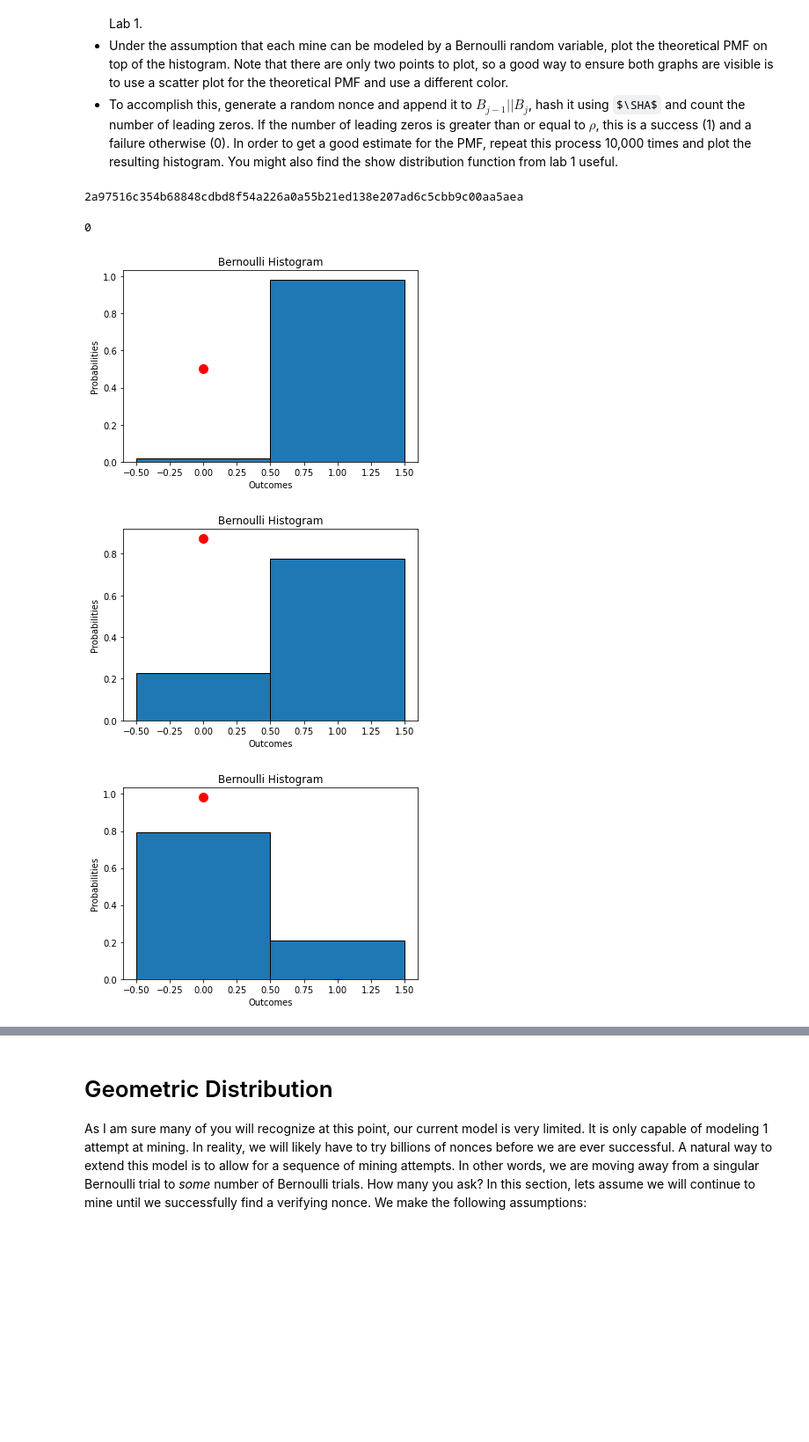
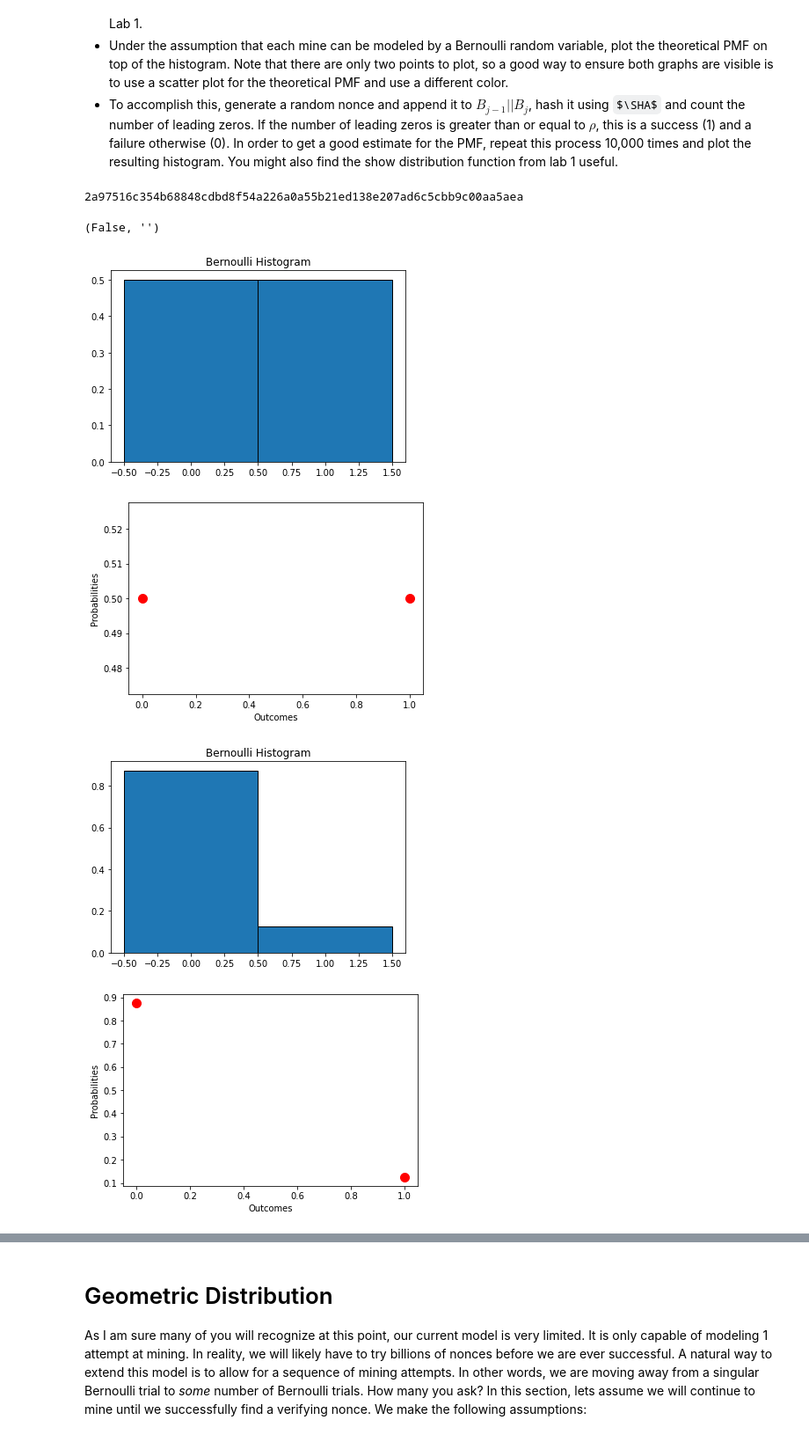
Before and after one commit to ghostpress/CS237-Summer-2-2021, a Jupyter notebook: HW2/HW2.ipynb, the cells around one changed output, grey strips where cells are left out. Shown: that part at 88% size. Cells and saved outputs as stored; diff of their text form; code cells hidden in the pictures; some formulas as TeX source; blank space fills up the shorter version.

Commit message:
Fixed count leading 0s function

```diff
--- a/HW2/HW2.ipynb
+++ b/HW2/HW2.ipynb
@@ -161,11 +161,27 @@ For this problem, lets assume that block $B_{j-1}$ has value `wubba lubba` (note
 # %%
 import string
 import random
+from bitstring import BitArray
 
 # Hash Mine
 # HASH EXAMPLE
 inp = "demo".encode("utf-8")
 print(hashlib.sha256(inp).hexdigest())
+
+def count_leading_zeros(bitstring):
+    """Helper method to count the leading zeros in a bit string."""
+    leading_zeros = 0
+
+    # get the index of the first 1
+    first_1 = bitstring.find("1")
+
+    if(first_1 == -1):
+        leading_zeros = 256  # if there is no 1 found, the string is all 0s
+    else:
+        leading_zeros = first_1  # otherwise, there are that many leading 0s
+
+    return leading_zeros
+
 
 def hash_mine(b_old, b_new, rho):
 
@@ -175,35 +191,38 @@ def hash_mine(b_old, b_new, rho):
     # append it to the block and encode
     to_hash = (b_old + b_new + r).encode("utf-8")
 
-    # hash using SHA256
-    hashed = hashlib.sha256(to_hash).hexdigest()
+    # hash using SHA256 and get the bit string
+    hashed_hex = hashlib.sha256(to_hash).hexdigest()
+    bits = BitArray(hex=hashed_hex).bin
+    # print(bits)
 
-    # count the leading zeroes: success if >= rho, fail if not
-    counter = Counter(hashed)
-    if counter['0'] >= rho:
-        return 1
+    # count the leading zeroes: success if # of leading zeros >= rho, fail if not
+    if count_leading_zeros(bits) >= rho:
+        return (True, r)
     else:
-        return 0
+        return (False, "")
+
 
 hash_mine("wubba lubba", "dub dub", 3)
 # %% [output]
 2a97516c354b68848cdbd8f54a226a0a55b21ed138e207ad6c5cbb9c00aa5aea
-0
+(False, '')
 # %%
 # Histogram
 def bernoulli_hist(b_old, b_new, rho, N=10000):
-    results=[ hash_mine(b_old, b_new, rho) for i in range(N) ] #[0] for i in range(N) ] # we only need the result
+    results=[ hash_mine(b_old, b_new, rho)[0] for i in range(N) ]  # we only need the result
     p = 1.0 / (2.0 ** rho)
     show_distribution(results, "Bernoulli Histogram")
     plt.scatter([0, 1], [1.0-p,  p], c="r", marker='o' , s=100)
     plt.xlabel("Outcomes")
     plt.ylabel("Probabilities")
     plt.show()
 
 bernoulli_hist('wubba lubba ', 'dub dub', 1)
 bernoulli_hist('wubba lubba ', 'dub dub', 3)
 bernoulli_hist('wubba lubba ', 'dub dub', 6)
 # %% [output]
-[figure, old version]
+[figure, new version]
-[figure, old version]
+[figure, new version]
-[figure, old version]
+[figure, new version]
+[figure, added]
```
Also changed, not shown: parts of 7 cells of this notebook.
